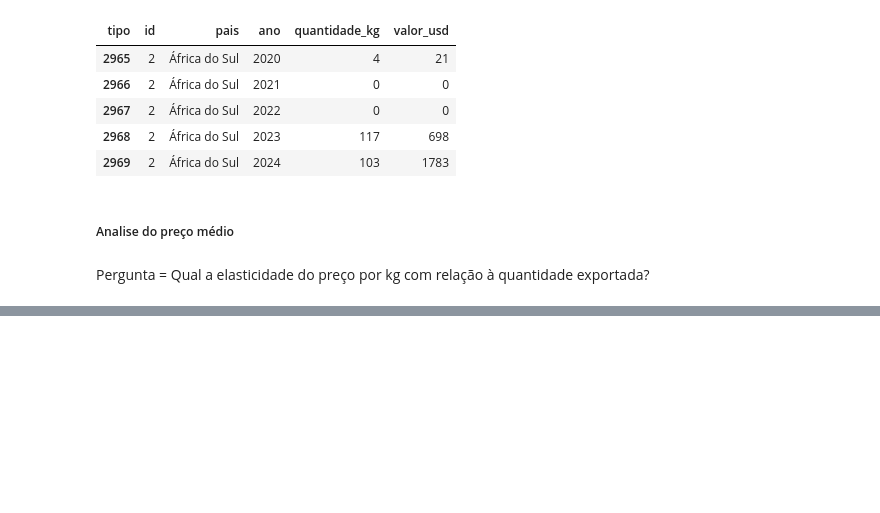
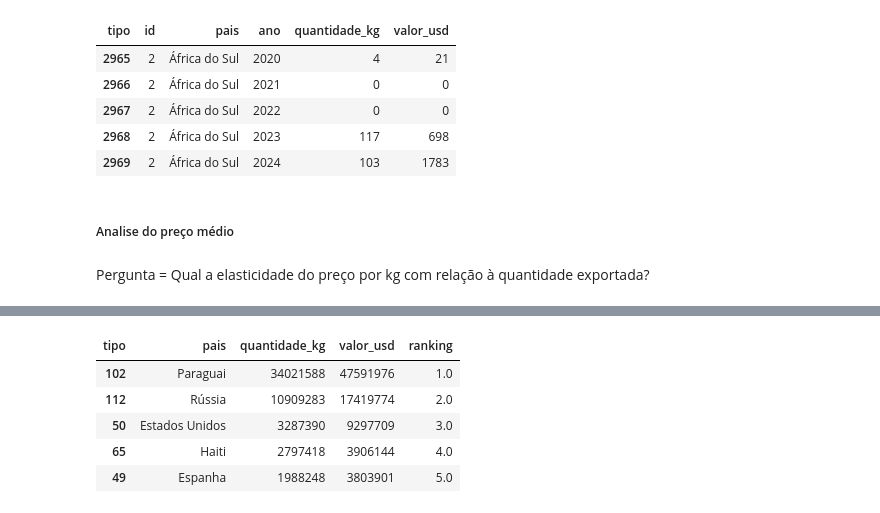
Before and after one commit to RicardViana/fiap-Data-Analysis-and-Exploration, a Jupyter notebook: tech_challenge_fase1.ipynb, the cells around one changed output, grey strips where cells are left out. Cells and saved outputs as stored; diff of their text form; code cells hidden in the pictures; blank space fills up the shorter version.

```diff
--- a/tech_challenge_fase1.ipynb
+++ b/tech_challenge_fase1.ipynb
@@ -136,0 +145,17 @@ Pergunta = Qual a elasticidade do preço por kg com relação à quantidade expo
+# %%
+# Agrupar os dados
+df_vinhos_ultimo_rank = df_vinhos_ultimo.copy()
+df_vinhos_ultimo_rank = df_vinhos_ultimo_rank.groupby('pais')[['quantidade_kg','valor_usd']].sum().reset_index()
+
+# Fazer o ranking
+rank = 5
+df_vinhos_ultimo_rank['ranking'] = df_vinhos_ultimo_rank['quantidade_kg'].rank(ascending=False, method='max')
+df_vinhos_ultimo_rank = df_vinhos_ultimo_rank.query('ranking <= @rank').sort_values(by='ranking')
+df_vinhos_ultimo_rank
+# %% [output]
+| tipo | pais | quantidade_kg | valor_usd | ranking |
+| 102 | Paraguai | 34021588 | 47591976 | 1.0 |
+| 112 | Rússia | 10909283 | 17419774 | 2.0 |
+| 50 | Estados Unidos | 3287390 | 9297709 | 3.0 |
+| 65 | Haiti | 2797418 | 3906144 | 4.0 |
+| 49 | Espanha | 1988248 | 3803901 | 5.0 |
```
Also changed, not shown: parts of 3 cells of this notebook.
